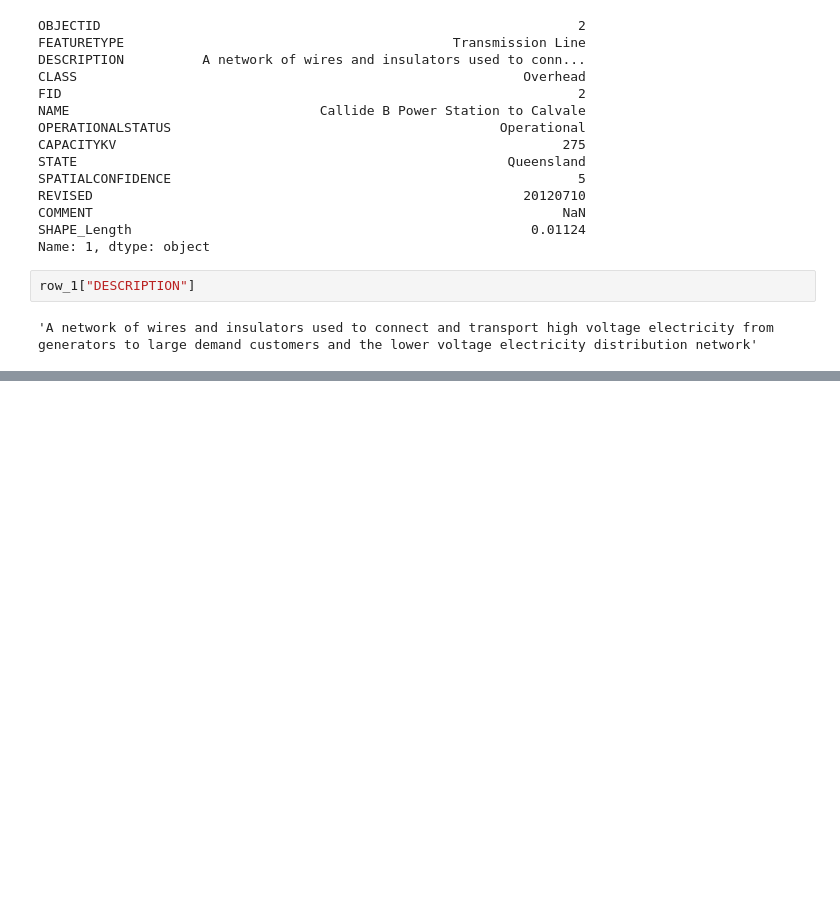
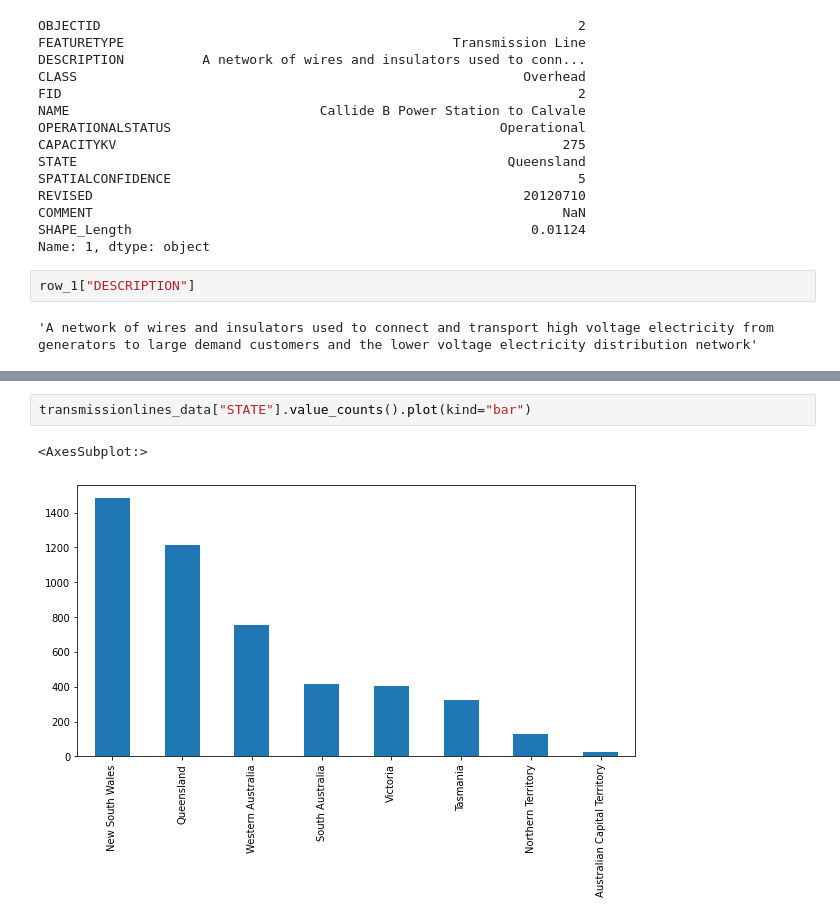
Before and after one commit to EvJ-5903/me, a Jupyter notebook: set5/Data Collection.ipynb, the cells around one changed output, grey strips where cells are left out. Drawn from its saved outputs; the diff is of its cells as text; blank space fills up the shorter version.

```diff
--- a/set5/Data Collection.ipynb
+++ b/set5/Data Collection.ipynb
@@ -60,0 +104,5 @@ SyntaxError: invalid syntax (1953464400.py, line 1)
+# %%
+transmissionlines_data["STATE"].value_counts().plot(kind="bar")
+# %% [output]
+<AxesSubplot:>
+[figure, added]
```
Also changed, not shown: parts of 6 cells of this notebook, 3 other files.
